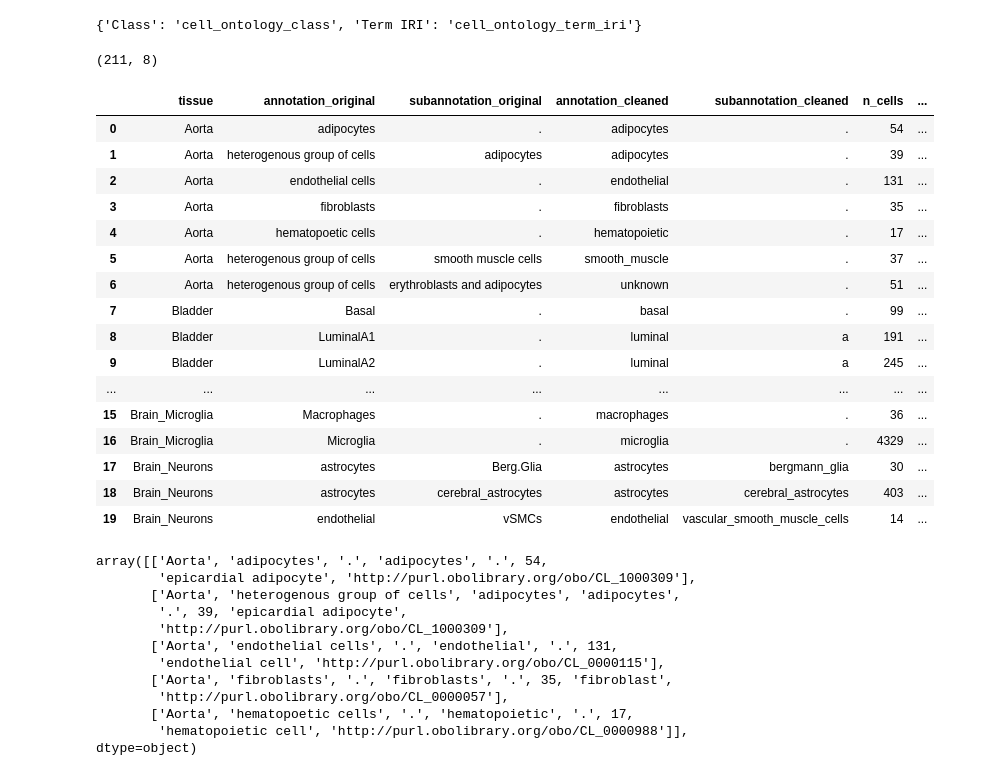
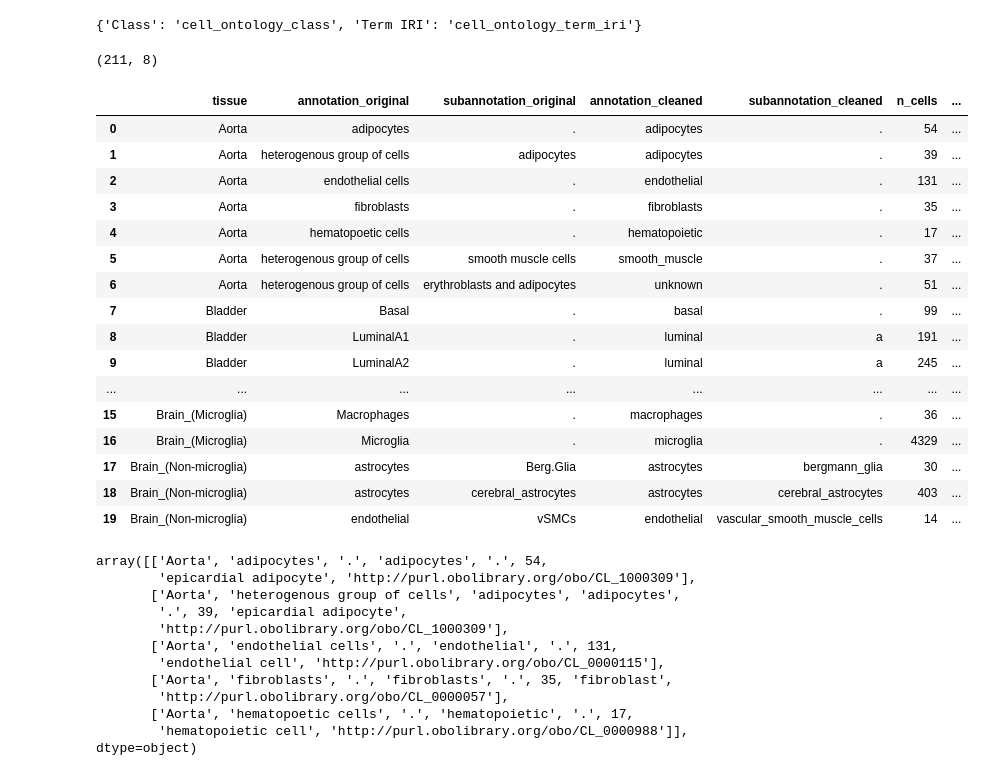
Before and after one commit to czbiohub-sf/maca, a Jupyter notebook: notebooks/022_rename_annotations_using_cell_ontologies.ipynb, the cells around one changed output. Saved outputs shown, nothing was run; the diff lists cells and outputs as text; code cells hidden in the pictures.

```diff
--- a/notebooks/030_rename_annotations_using_cell_ontologies.ipynb
+++ b/notebooks/022_rename_annotations_using_cell_ontologies.ipynb
@@ -29,40 +29,40 @@ plates_ontology = pd.read_csv(csv)
 plates_ontology = plates_ontology.fillna('.')
 plates_ontology['annotation_cleaned'] = plates_ontology['annotation_cleaned'].map(lambda x: x.split('_cells')[0]
         if not x in ('t_cells', 'b_cells') else x)
 
 plates_ontology['annotation_cleaned'] = plates_ontology['annotation_cleaned'].replace(
     'macrophages/dendritic','myeloid')
 plates_ontology['annotation_cleaned'] = plates_ontology['annotation_cleaned'].replace(
     'stromal_mesenchymal_stem_cell','stromal_stem')
 
 
 old_to_new_name = {'Mammary_Gland': "Mammary",
-            "Brain_FACS_microglia": "Brain_Microglia",
-            "Brain_FACS_neurons": "Brain_Neurons"}
+            "Brain_FACS_microglia": "Brain_(Microglia)",
+            "Brain_FACS_neurons": "Brain_(Non-microglia)"}
 plates_ontology['tissue'] = plates_ontology['tissue'].replace(old_to_new_name)
 # cols_to_drop = [x for x in plates_with_ontology if x.startswith('Unnamed')]
 # plates_with_ontology = plates_with_ontology.drop(cols_to_drop, axis=1)
 print(plates_ontology.shape)
 plates_ontology.head(20)
 # %% [output]
 (211, 8)
 |  | tissue | annotation_original | subannotation_original | annotation_cleaned | subannotation_cleaned | n_cells | ... |
 | 0 | Aorta | adipocytes | . | adipocytes | . | 54 | ... |
 | 1 | Aorta | heterogenous group of cells | adipocytes | adipocytes | . | 39 | ... |
 | 2 | Aorta | endothelial cells | . | endothelial | . | 131 | ... |
 | 3 | Aorta | fibroblasts | . | fibroblasts | . | 35 | ... |
 | 4 | Aorta | hematopoetic cells | . | hematopoietic | . | 17 | ... |
 | 5 | Aorta | heterogenous group of cells | smooth muscle cells | smooth_muscle | . | 37 | ... |
 | 6 | Aorta | heterogenous group of cells | erythroblasts and adipocytes | unknown | . | 51 | ... |
 | 7 | Bladder | Basal | . | basal | . | 99 | ... |
 | 8 | Bladder | LuminalA1 | . | luminal | a | 191 | ... |
 | 9 | Bladder | LuminalA2 | . | luminal | a | 245 | ... |
 | ... | ... | ... | ... | ... | ... | ... | ... |
-| 15 | Brain_Microglia | Macrophages | . | macrophages | . | 36 | ... |
-| 16 | Brain_Microglia | Microglia | . | microglia | . | 4329 | ... |
-| 17 | Brain_Neurons | astrocytes | Berg.Glia | astrocytes | bergmann_glia | 30 | ... |
-| 18 | Brain_Neurons | astrocytes | cerebral_astrocytes | astrocytes | cerebral_astrocytes | 403 | ... |
-| 19 | Brain_Neurons | endothelial | vSMCs | endothelial | vascular_smooth_muscle_cells | 14 | ... |
+| 15 | Brain_(Microglia) | Macrophages | . | macrophages | . | 36 | ... |
+| 16 | Brain_(Microglia) | Microglia | . | microglia | . | 4329 | ... |
+| 17 | Brain_(Non-microglia) | astrocytes | Berg.Glia | astrocytes | bergmann_glia | 30 | ... |
+| 18 | Brain_(Non-microglia) | astrocytes | cerebral_astrocytes | astrocytes | cerebral_astrocytes | 403 | ... |
+| 19 | Brain_(Non-microglia) | endothelial | vSMCs | endothelial | vascular_smooth_muscle_cells | 14 | ... |
 # %%
 plates_ontology.head().values
 # %% [output]
```
Also changed, not shown: parts of 15 cells of this notebook, 7 other files.
